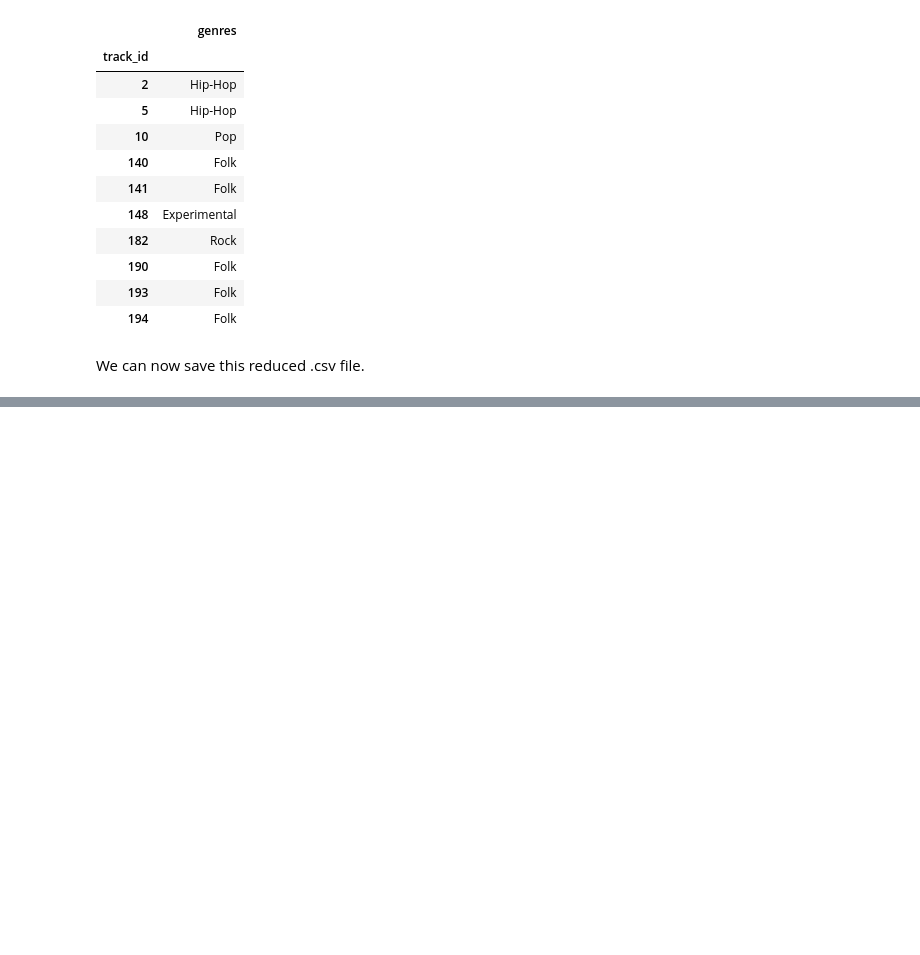
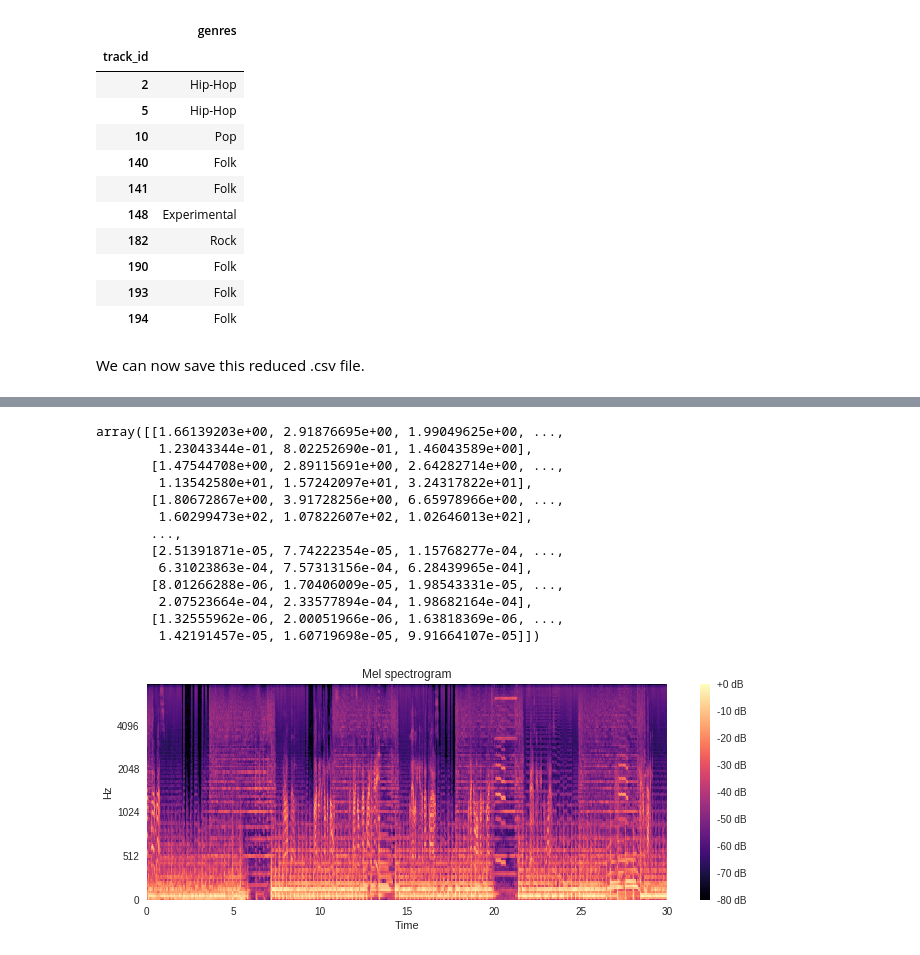
Before and after one commit to Jane1118/music-genre-finder, a Jupyter notebook: music_genre_finder.ipynb, the cells around one changed output, grey strips where cells are left out. Saved outputs shown, nothing was run; the diff lists cells and outputs as text; code cells hidden in the pictures; blank space fills up the shorter version.

```diff
--- a/music_genre_finder.ipynb
+++ b/music_genre_finder.ipynb
@@ -202,0 +308,17 @@ reduced_tracks.to_csv('/content/small_tracks.csv')
+# %%
+mel_spec('000/000368.mp3')
+# %% [output]
+array([[1.66139203e+00, 2.91876695e+00, 1.99049625e+00, ...,
+        1.23043344e-01, 8.02252690e-01, 1.46043589e+00],
+       [1.47544708e+00, 2.89115691e+00, 2.64282714e+00, ...,
+        1.13542580e+01, 1.57242097e+01, 3.24317822e+01],
+       [1.80672867e+00, 3.91728256e+00, 6.65978966e+00, ...,
+        1.60299473e+02, 1.07822607e+02, 1.02646013e+02],
+       ...,
+       [2.51391871e-05, 7.74222354e-05, 1.15768277e-04, ...,
+        6.31023863e-04, 7.57313156e-04, 6.28439965e-04],
+       [8.01266288e-06, 1.70406009e-05, 1.98543331e-05, ...,
+        2.07523664e-04, 2.33577894e-04, 1.98682164e-04],
+       [1.32555962e-06, 2.00051966e-06, 1.63818369e-06, ...,
+        1.42191457e-05, 1.60719698e-05, 9.91664107e-05]])
+[figure, added]
```
Also changed, not shown: parts of 11 cells of this notebook.
